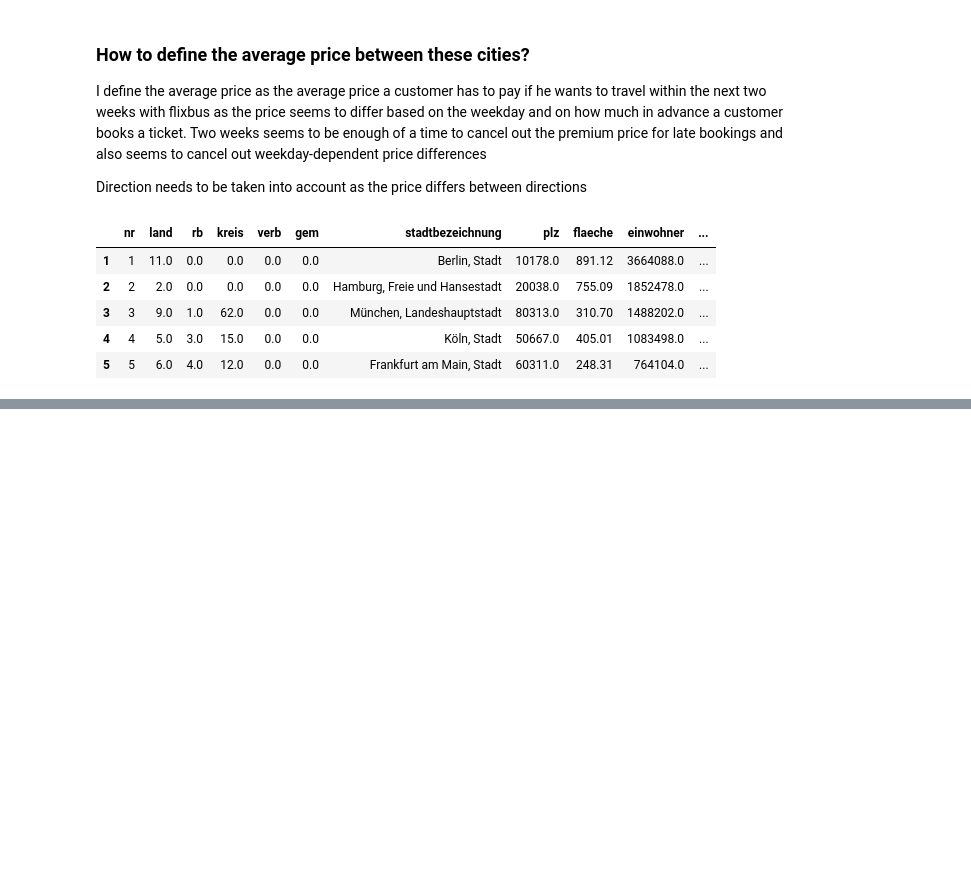
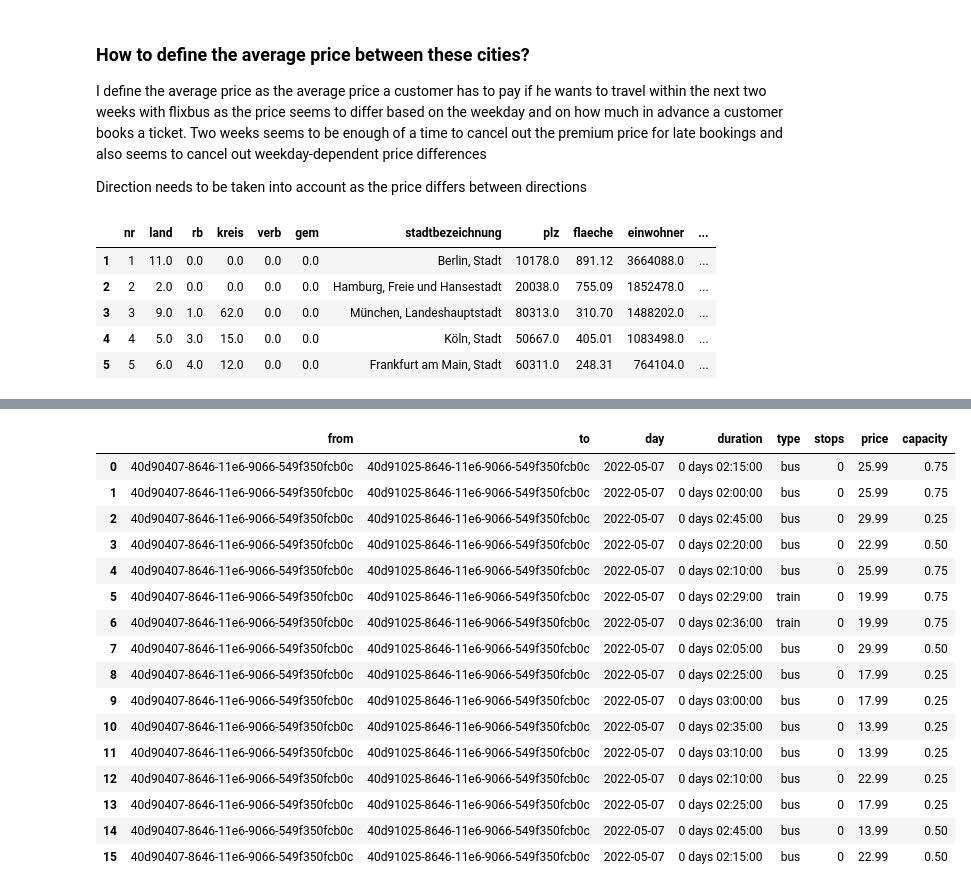
Before and after one commit to ciphersmaug/dst, a Jupyter notebook: b/exercise-3.ipynb, the cells around one changed output, grey strips where cells are left out. Cells and saved outputs as stored; diff of their text form; code cells hidden in the pictures; blank space fills up the shorter version.

```diff
--- a/b/exercise-3.ipynb
+++ b/b/exercise-3.ipynb
@@ -113,0 +180,43 @@ query_url = f"{flix_url}?{depart_city}&{arrive_city}&{ride_date}&adult=1&_locale
+# %%
+#results_df.groupby(["from","to"]).describe()
+def norm_capacity(row:pd.Series)->pd.Series:
+    share = 1.0
+    if row["capacity"] == "Fast voll":
+        share = 0.75
+    elif row["capacity"] == "Halb voll":
+        share = 0.5
+    elif row["capacity"] == "Größtenteils leer":
+        share = 0.25
+    row["capacity"] = share
+    return row
+
+def norm_stops(row:pd.Series)->pd.Series:
+    s = 0
+    if row["stops"] == "Direkt":
+        s = 0
+    else:
+        s = float(row["stops"].split(" ")[0])
+    row["stops"] = s
+    return row
+results_df = results_df.apply(norm_capacity,axis=1)
+results_df = results_df.apply(norm_stops,axis=1)
+
+results_df
+# %% [output]
+|  | from | to | day | duration | type | stops | price | capacity |
+| 0 | 40d90407-8646-11e6-9066-549f350fcb0c | 40d91025-8646-11e6-9066-549f350fcb0c | 2022-05-07 | 0 days 02:15:00 | bus | 0 | 25.99 | 0.75 |
+| 1 | 40d90407-8646-11e6-9066-549f350fcb0c | 40d91025-8646-11e6-9066-549f350fcb0c | 2022-05-07 | 0 days 02:00:00 | bus | 0 | 25.99 | 0.75 |
+| 2 | 40d90407-8646-11e6-9066-549f350fcb0c | 40d91025-8646-11e6-9066-549f350fcb0c | 2022-05-07 | 0 days 02:45:00 | bus | 0 | 29.99 | 0.25 |
+| 3 | 40d90407-8646-11e6-9066-549f350fcb0c | 40d91025-8646-11e6-9066-549f350fcb0c | 2022-05-07 | 0 days 02:20:00 | bus | 0 | 22.99 | 0.50 |
+| 4 | 40d90407-8646-11e6-9066-549f350fcb0c | 40d91025-8646-11e6-9066-549f350fcb0c | 2022-05-07 | 0 days 02:10:00 | bus | 0 | 25.99 | 0.75 |
+| 5 | 40d90407-8646-11e6-9066-549f350fcb0c | 40d91025-8646-11e6-9066-549f350fcb0c | 2022-05-07 | 0 days 02:29:00 | train | 0 | 19.99 | 0.75 |
+| 6 | 40d90407-8646-11e6-9066-549f350fcb0c | 40d91025-8646-11e6-9066-549f350fcb0c | 2022-05-07 | 0 days 02:36:00 | train | 0 | 19.99 | 0.75 |
+| 7 | 40d90407-8646-11e6-9066-549f350fcb0c | 40d91025-8646-11e6-9066-549f350fcb0c | 2022-05-07 | 0 days 02:05:00 | bus | 0 | 29.99 | 0.50 |
+| 8 | 40d90407-8646-11e6-9066-549f350fcb0c | 40d91025-8646-11e6-9066-549f350fcb0c | 2022-05-07 | 0 days 02:25:00 | bus | 0 | 17.99 | 0.25 |
+| 9 | 40d90407-8646-11e6-9066-549f350fcb0c | 40d91025-8646-11e6-9066-549f350fcb0c | 2022-05-07 | 0 days 03:00:00 | bus | 0 | 17.99 | 0.25 |
+| 10 | 40d90407-8646-11e6-9066-549f350fcb0c | 40d91025-8646-11e6-9066-549f350fcb0c | 2022-05-07 | 0 days 02:35:00 | bus | 0 | 13.99 | 0.25 |
+| 11 | 40d90407-8646-11e6-9066-549f350fcb0c | 40d91025-8646-11e6-9066-549f350fcb0c | 2022-05-07 | 0 days 03:10:00 | bus | 0 | 13.99 | 0.25 |
+| 12 | 40d90407-8646-11e6-9066-549f350fcb0c | 40d91025-8646-11e6-9066-549f350fcb0c | 2022-05-07 | 0 days 02:10:00 | bus | 0 | 22.99 | 0.25 |
+| 13 | 40d90407-8646-11e6-9066-549f350fcb0c | 40d91025-8646-11e6-9066-549f350fcb0c | 2022-05-07 | 0 days 02:25:00 | bus | 0 | 17.99 | 0.25 |
+| 14 | 40d90407-8646-11e6-9066-549f350fcb0c | 40d91025-8646-11e6-9066-549f350fcb0c | 2022-05-07 | 0 days 02:45:00 | bus | 0 | 13.99 | 0.50 |
+| 15 | 40d90407-8646-11e6-9066-549f350fcb0c | 40d91025-8646-11e6-9066-549f350fcb0c | 2022-05-07 | 0 days 02:15:00 | bus | 0 | 22.99 | 0.50 |
```
Also changed, not shown: parts of 3 cells of this notebook, 1 other file.
